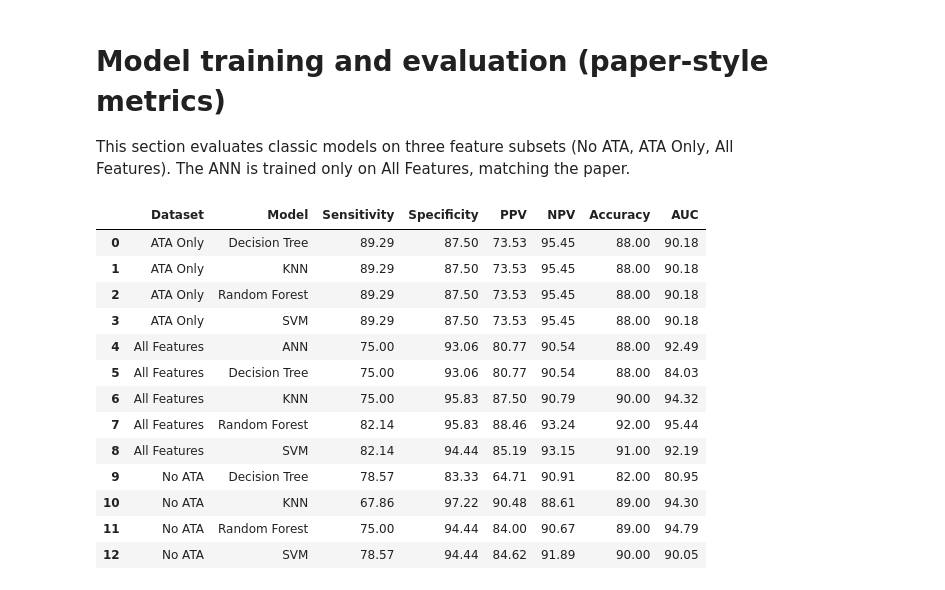
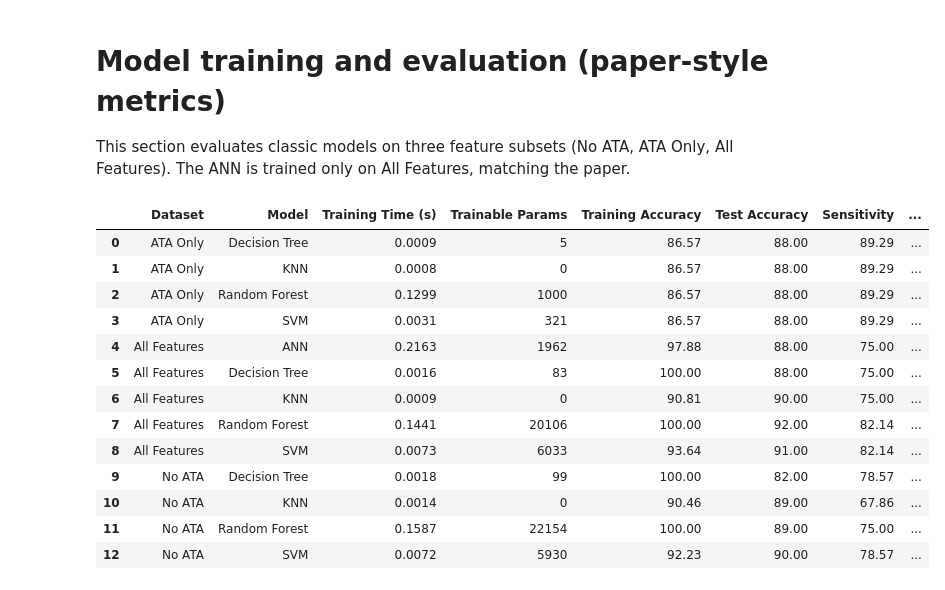
Before and after one commit to Apurbo5057/quantum-benchmarking, a Jupyter notebook: training_1_differentiated_thyroid_cancer_recurrence.ipynb, the cells around one changed output. Saved outputs shown, nothing was run; the diff lists cells and outputs as text; code cells hidden in the pictures.

Commit message:
Train test split set to now 80-20. Statistics include train acc, test acc, train time and trainable param count.

```diff
--- a/training_1_differentiated_thyroid_cancer_recurrence.ipynb
+++ b/training_1_differentiated_thyroid_cancer_recurrence.ipynb
@@ -69,6 +69,7 @@ Train shapes: No ATA (283, 48), ATA (283, 3), All (283, 51)
 # Model training and evaluation (paper-style metrics)
 This section evaluates classic models on three feature subsets (No ATA, ATA Only, All Features). The ANN is trained only on All Features, matching the paper.
 # %%
+import time
 import numpy as np
 import pandas as pd
 from sklearn.metrics import confusion_matrix, accuracy_score, roc_auc_score
@@ -84,6 +85,24 @@ def _score_values(model, X):
     if hasattr(model, "decision_function"):
         return model.decision_function(X)
     return None
+
+def _count_trainable_params(model):
+    # A practical approximation for each model type
+    if isinstance(model, MLPClassifier):
+        return int(sum(w.size for w in model.coefs_) + sum(b.size for b in model.intercepts_))
+    if isinstance(model, SVC):
+        # Learned support vectors + dual coefficients + intercept
+        return int(model.support_vectors_.size + model.dual_coef_.size + model.intercept_.size)
+    if isinstance(model, DecisionTreeClassifier):
+        # Learned split structure complexity
+        return int(model.tree_.node_count)
+    if isinstance(model, RandomForestClassifier):
+        # Sum of learned tree nodes
+        return int(sum(est.tree_.node_count for est in model.estimators_))
+    if isinstance(model, KNeighborsClassifier):
+        # KNN is instance-based (no trainable weights)
+        return 0
+    return np.nan
 
 def compute_metrics(y_true, y_pred, y_score=None):
     tn, fp, fn, tp = confusion_matrix(y_true, y_pred).ravel()
@@ -116,51 +135,81 @@ ann_model = MLPClassifier(
     alpha=1e-4,
     learning_rate_init=0.001,
     max_iter=500,
     random_state=42,
- )
+)
 
 results = []
 for dataset_name, (X_tr, X_te) in datasets.items():
     for model_name, model in models.items():
+        start = time.perf_counter()
         model.fit(X_tr, y_train)
-        y_pred = model.predict(X_te)
+        training_time = time.perf_counter() - start
+
+        train_pred = model.predict(X_tr)
+        test_pred = model.predict(X_te)
         y_score = _score_values(model, X_te)
-        metrics = compute_metrics(y_test, y_pred, y_score)
+
+        train_acc = accuracy_score(y_train, train_pred)
+        test_acc = accuracy_score(y_test, test_pred)
+        metrics = compute_metrics(y_test, test_pred, y_score)
+
         results.append({
             "Dataset": dataset_name,
             "Model": model_name,
+            "Training Time (s)": training_time,
+            "Trainable Params": _count_trainable_params(model),
+            "Training Accuracy": train_acc,
+            "Test Accuracy": test_acc,
             **metrics,
         })
 
 X_tr_all, X_te_all = datasets["All Features"]
+start = time.perf_counter()
 ann_model.fit(X_tr_all, y_train)
-ann_pred = ann_model.predict(X_te_all)
+ann_training_time = time.perf_counter() - start
+
+ann_train_pred = ann_model.predict(X_tr_all)
+ann_test_pred = ann_model.predict(X_te_all)
 ann_score = _score_values(ann_model, X_te_all)
-ann_metrics = compute_metrics(y_test, ann_pred, ann_score)
+ann_metrics = compute_metrics(y_test, ann_test_pred, ann_score)
+
 results.append({
     "Dataset": "All Features",
     "Model": "ANN",
+    "Training Time (s)": ann_training_time,
+    "Trainable Params": _count_trainable_params(ann_model),
+    "Training Accuracy": accuracy_score(y_train, ann_train_pred),
+    "Test Accuracy": accuracy_score(y_test, ann_test_pred),
     **ann_metrics,
 })
 
 results_df = pd.DataFrame(results)
-percent_cols = ["Sensitivity", "Specificity", "PPV", "NPV", "Accuracy", "AUC"]
+percent_cols = [
+    "Sensitivity", "Specificity", "PPV", "NPV",
+    "Accuracy", "AUC", "Training Accuracy", "Test Accuracy"
+]
 results_df[percent_cols] = results_df[percent_cols] * 100
 results_df = results_df.sort_values(["Dataset", "Model"]).reset_index(drop=True)
 
-display(results_df.style.format({c: "{:.2f}" for c in percent_cols}))
+display(
+    results_df.style.format({
+        **{c: "{:.2f}" for c in percent_cols},
+        "Training Time (s)": "{:.4f}",
+        "Trainable Params": "{:.0f}",
+    })
+)
 # %% [output]
-|  | Dataset | Model | Sensitivity | Specificity | PPV | NPV | Accuracy | AUC |
-| 0 | ATA Only | Decision Tree | 89.29 | 87.50 | 73.53 | 95.45 | 88.00 | 90.18 |
-| 1 | ATA Only | KNN | 89.29 | 87.50 | 73.53 | 95.45 | 88.00 | 90.18 |
-| 2 | ATA Only | Random Forest | 89.29 | 87.50 | 73.53 | 95.45 | 88.00 | 90.18 |
-| 3 | ATA Only | SVM | 89.29 | 87.50 | 73.53 | 95.45 | 88.00 | 90.18 |
-| 4 | All Features | ANN | 75.00 | 93.06 | 80.77 | 90.54 | 88.00 | 92.49 |
-| 5 | All Features | Decision Tree | 75.00 | 93.06 | 80.77 | 90.54 | 88.00 | 84.03 |
-| 6 | All Features | KNN | 75.00 | 95.83 | 87.50 | 90.79 | 90.00 | 94.32 |
-| 7 | All Features | Random Forest | 82.14 | 95.83 | 88.46 | 93.24 | 92.00 | 95.44 |
-| 8 | All Features | SVM | 82.14 | 94.44 | 85.19 | 93.15 | 91.00 | 92.19 |
-| 9 | No ATA | Decision Tree | 78.57 | 83.33 | 64.71 | 90.91 | 82.00 | 80.95 |
-| 10 | No ATA | KNN | 67.86 | 97.22 | 90.48 | 88.61 | 89.00 | 94.30 |
-| 11 | No ATA | Random Forest | 75.00 | 94.44 | 84.00 | 90.67 | 89.00 | 94.79 |
-| 12 | No ATA | SVM | 78.57 | 94.44 | 84.62 | 91.89 | 90.00 | 90.05 |
+|  | Dataset | Model | Training Time (s) | Trainable Params | Training Accuracy | Test Accuracy | Sensitivity | ... |
+| 0 | ATA Only | Decision Tree | 0.0009 | 5 | 86.57 | 88.00 | 89.29 | ... |
+| 1 | ATA Only | KNN | 0.0008 | 0 | 86.57 | 88.00 | 89.29 | ... |
+| 2 | ATA Only | Random Forest | 0.1299 | 1000 | 86.57 | 88.00 | 89.29 | ... |
+| 3 | ATA Only | SVM | 0.0031 | 321 | 86.57 | 88.00 | 89.29 | ... |
+| 4 | All Features | ANN | 0.2163 | 1962 | 97.88 | 88.00 | 75.00 | ... |
+| 5 | All Features | Decision Tree | 0.0016 | 83 | 100.00 | 88.00 | 75.00 | ... |
+| 6 | All Features | KNN | 0.0009 | 0 | 90.81 | 90.00 | 75.00 | ... |
+| 7 | All Features | Random Forest | 0.1441 | 20106 | 100.00 | 92.00 | 82.14 | ... |
+| 8 | All Features | SVM | 0.0073 | 6033 | 93.64 | 91.00 | 82.14 | ... |
+| 9 | No ATA | Decision Tree | 0.0018 | 99 | 100.00 | 82.00 | 78.57 | ... |
+| 10 | No ATA | KNN | 0.0014 | 0 | 90.46 | 89.00 | 67.86 | ... |
+| 11 | No ATA | Random Forest | 0.1587 | 22154 | 100.00 | 89.00 | 75.00 | ... |
+| 12 | No ATA | SVM | 0.0072 | 5930 | 92.23 | 90.00 | 78.57 | ... |
```
Also changed, not shown: 2 other files.
